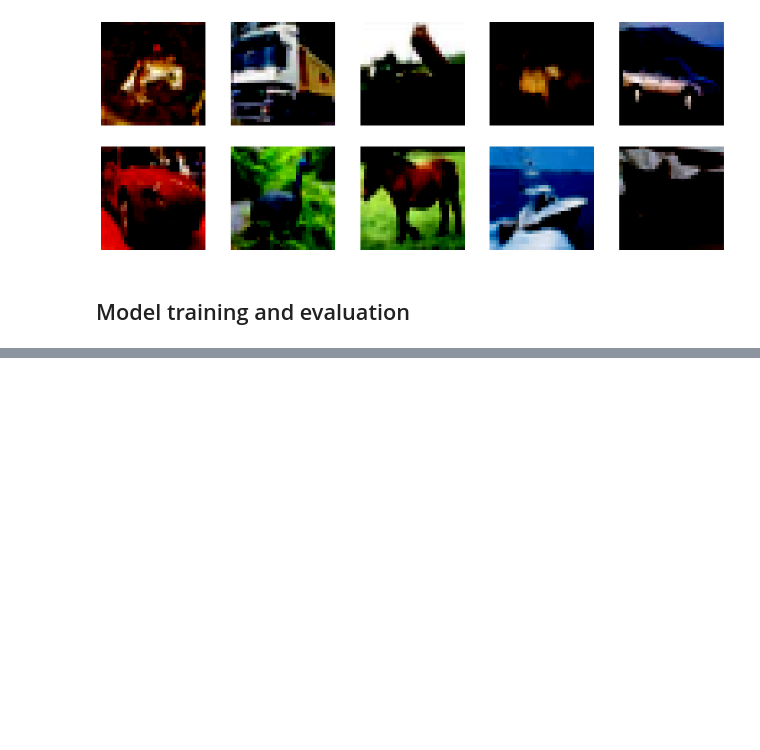
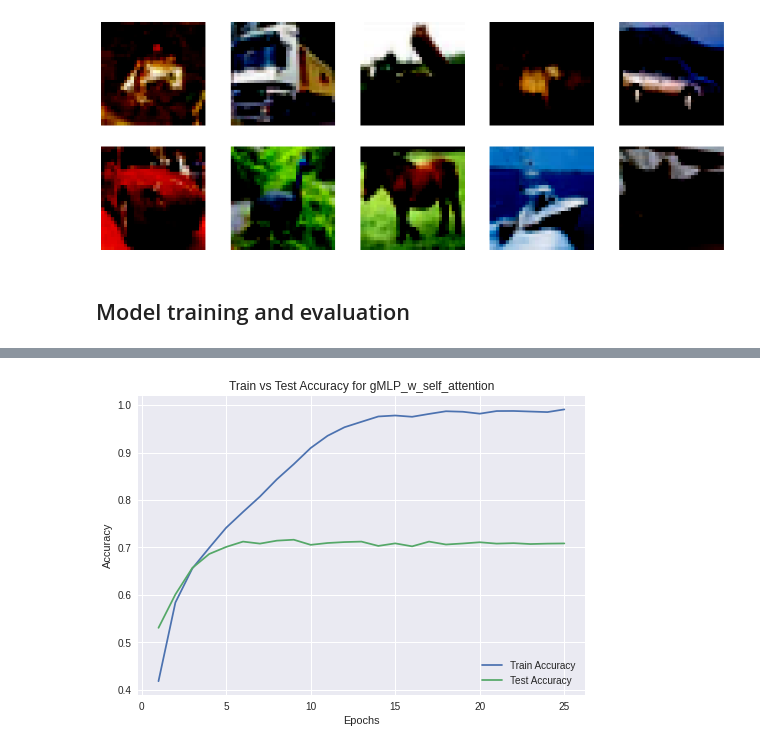
Before and after one commit to indrajitt/gMLPs-Image-Classification, a Jupyter notebook: gMLPs_for_Image_Classification.ipynb, the cells around one changed output, grey strips where cells are left out. Saved outputs shown, nothing was run; the diff lists cells and outputs as text; code cells hidden in the pictures; blank space fills up the shorter version.

```diff
--- a/gMLPs_for_Image_Classification.ipynb
+++ b/gMLPs_for_Image_Classification.ipynb
@@ -824,0 +796,18 @@ Post midsem submission, we will try and make the follwoing changes/explorations:
+# %%
+class Residual(nn.Module):
+  def __init__(self, fn):
+    super().__init__()
+    self.fn = fn
+
+  def forward(self, x):
+    return self.fn(x) + x
+# %%
+class PreNorm(nn.Module):
+  def __init__(self, dim, fn):
+    super().__init__()
+    self.fn = fn
+    self.norm = nn.LayerNorm(dim)
+
+  def forward(self, x, **kwargs):
+    x = self.norm(x)
+    return self.fn(x, **kwargs)
@@ -824,0 +861,13 @@ Post midsem submission, we will try and make the follwoing changes/explorations:
+# %%
+model = gMLPVision(
+    image_size = 32,
+    patch_size = 4,
+    num_classes = 10,
+    dim = 256,
+    depth = 6,
+    attn_dim = 1
+)
+model = model.cuda()
+epochs = 25
+model.name = "gMLP_w_self_attention"
+summary(model, (3, 32, 32), 128)
@@ -824,0 +892,2 @@ Post midsem submission, we will try and make the follwoing changes/explorations:
+# %%
+train_accs, test_accs = run_model(epochs, model, True)
@@ -824,0 +908,4 @@ Post midsem submission, we will try and make the follwoing changes/explorations:
+# %%
+print_performance_graph(epochs, model.name, train_accs, test_accs)
+# %% [output]
+[figure, added]
```
Also changed, not shown: parts of 51 cells of this notebook.
